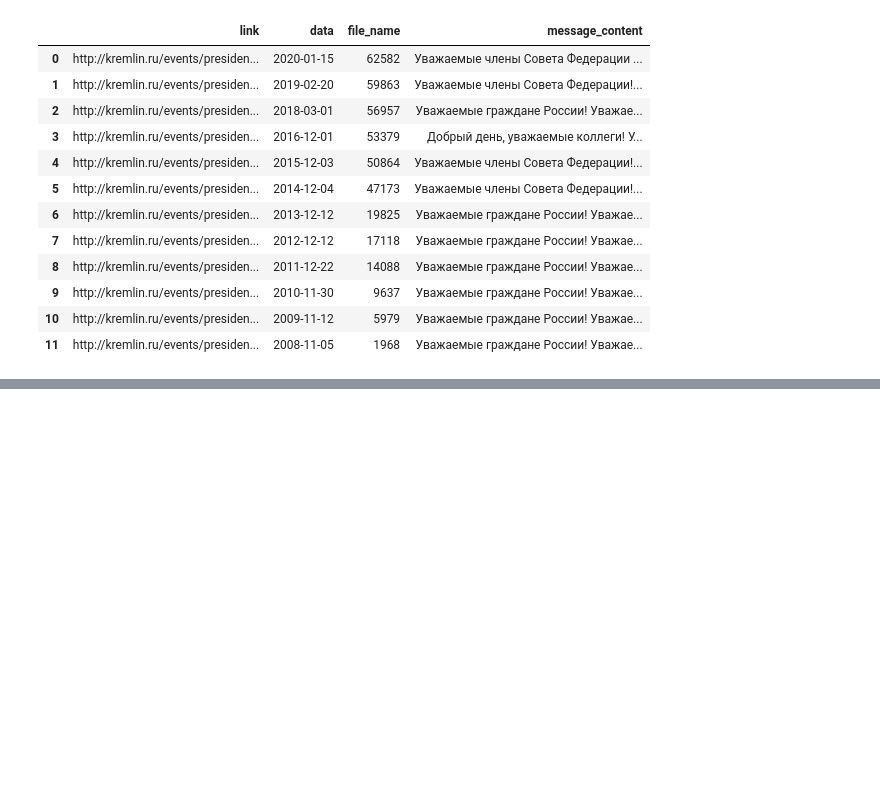
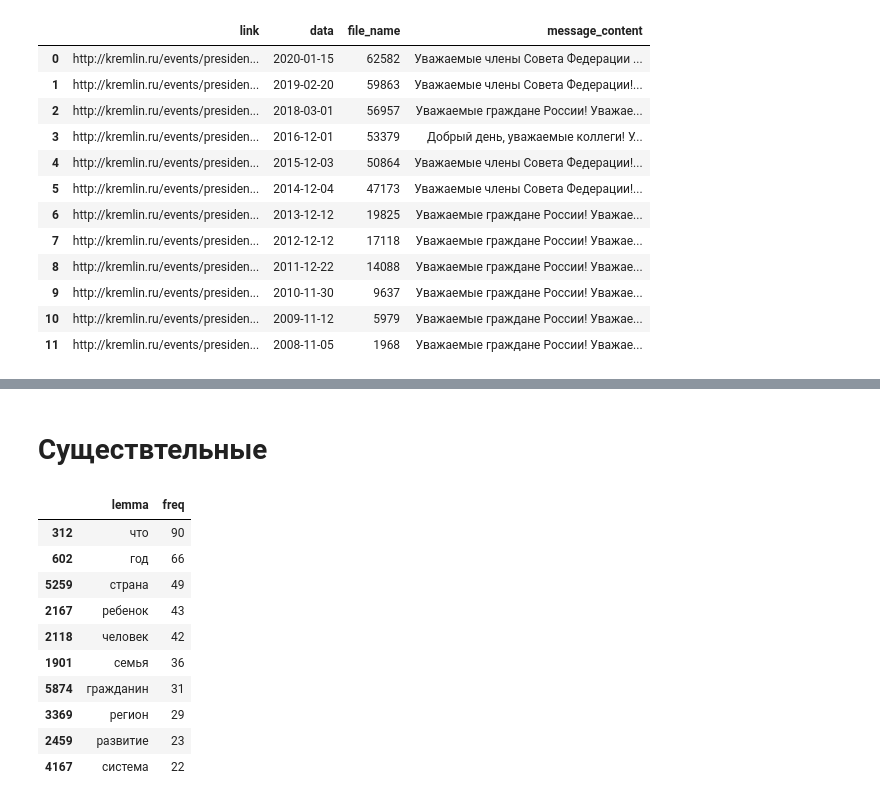
Before and after one commit to iconismo/federal-assembly, a Jupyter notebook: notebooks/3-create-wordcloud.ipynb, the cells around one changed output, grey strips where cells are left out. Cells and saved outputs as stored; diff of their text form; code cells hidden in the pictures; blank space fills up the shorter version.

Commit message:
im data

```diff
--- a/notebooks/3-create-wordcloud.ipynb
+++ b/notebooks/3-create-wordcloud.ipynb
@@ -68,0 +102,2 @@ map_mask = np.array(Image.open("..\\data\\external\\map.jpeg"))
+# %%
+message_content = dataset['message_content'][0]
@@ -68,0 +117,2 @@ map_mask = np.array(Image.open("..\\data\\external\\map.jpeg"))
+# %%
+doc = Doc(message_content)
@@ -68,0 +126,12 @@ map_mask = np.array(Image.open("..\\data\\external\\map.jpeg"))
+# %%
+text = []
+pos = []
+lemma = []
+for i in range(len(doc.tokens)):
+    text.append(doc.tokens[i].text)
+    pos.append(doc.tokens[i].pos)
+    lemma.append(doc.tokens[i].lemma)
+lemma_df = pd.DataFrame()
+lemma_df['text'] = text
+lemma_df['pos'] = pos
+lemma_df['lemma'] = lemma
@@ -91,0 +255,17 @@ wordcloud.to_file('..\\reports\\figures\\cart_wordcloud.png')
+# %% [markdown]
+# Существтельные
+# %%
+lemma_df_noun = lemma_df[lemma_df['pos']=='NOUN']
+lemma_df_noun.sort_values(by='freq', ascending=False)[['lemma','freq']].drop_duplicates()[:10]
+# %% [output]
+|  | lemma | freq |
+| 312 | что | 90 |
+| 602 | год | 66 |
+| 5259 | страна | 49 |
+| 2167 | ребенок | 43 |
+| 2118 | человек | 42 |
+| 1901 | семья | 36 |
+| 5874 | гражданин | 31 |
+| 3369 | регион | 29 |
+| 2459 | развитие | 23 |
+| 4167 | система | 22 |
```
Also changed, not shown: parts of 28 cells of this notebook, 14 other files.
